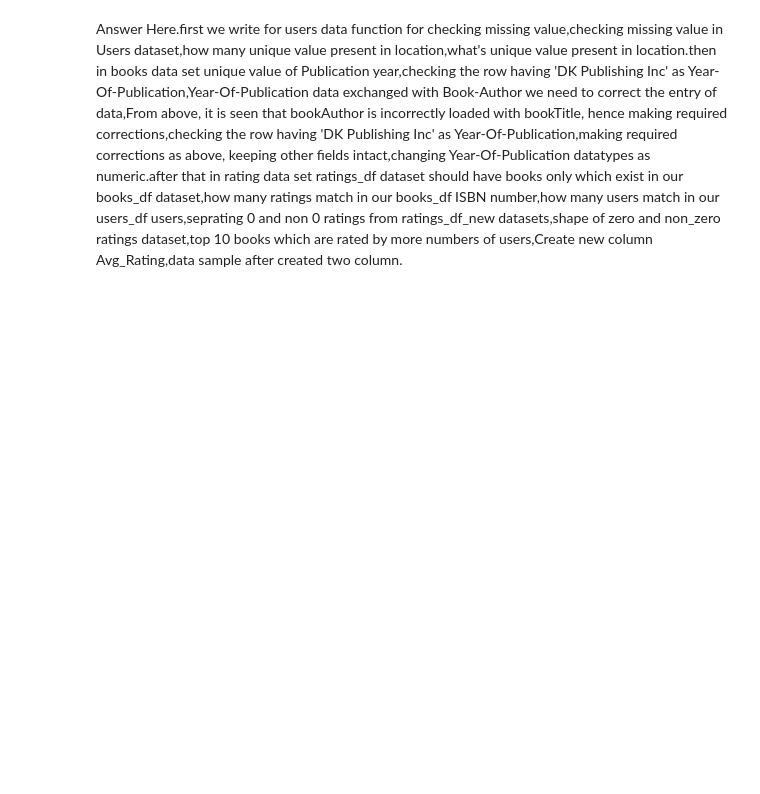
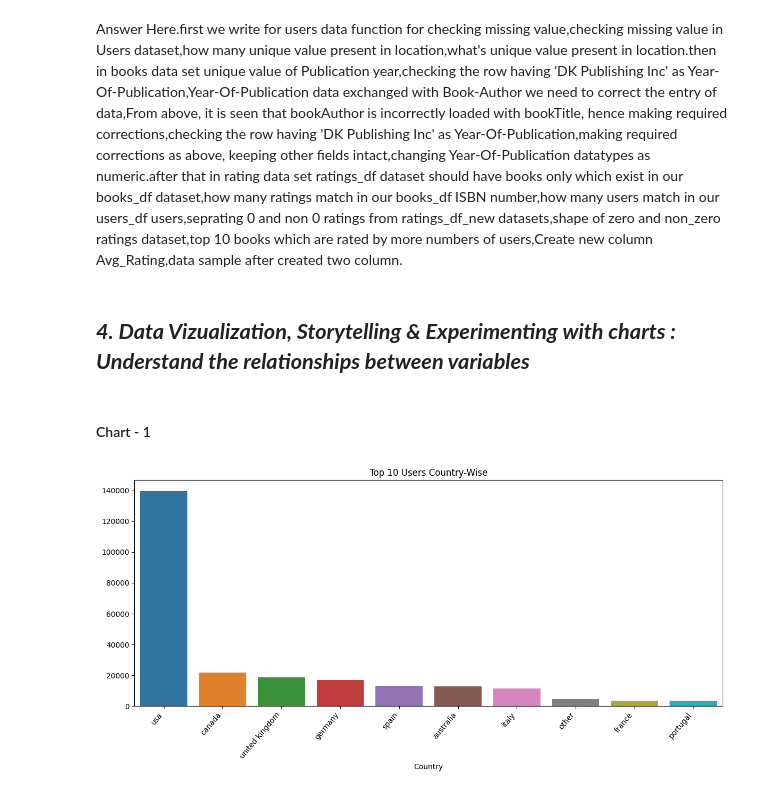
Before and after one commit to rins3005/Book_Recommendation_System, a Jupyter notebook: Rina_Patel_Book_Recommendation_System.ipynb, the cells around one changed output. Saved outputs shown, nothing was run; the diff lists cells and outputs as text; code cells hidden in the pictures; blank space fills up the shorter version.

```diff
--- a/Rina_Patel_Book_Recommendation_System.ipynb
+++ b/Rina_Patel_Book_Recommendation_System.ipynb
@@ -691,3 +691,21 @@ ratings_non_zero.head()
 ### What all manipulations have you done and insights you found?
 # %% [markdown]
 Answer Here.first we write for users data function for checking missing value,checking missing value in Users dataset,how many unique value present in location,what's unique value present in location.then in books data set unique value of Publication year,checking the row having 'DK Publishing Inc' as Year-Of-Publication,Year-Of-Publication data exchanged with Book-Author we need to correct the entry of data,From above, it is seen that bookAuthor is incorrectly loaded with bookTitle, hence making required corrections,checking the row having 'DK Publishing Inc' as Year-Of-Publication,making required corrections as above, keeping other fields intact,changing Year-Of-Publication datatypes as numeric.after that in rating data set ratings_df dataset should have books only which exist in our books_df dataset,how many ratings match in our books_df ISBN number,how many users match in our users_df users,seprating 0 and non 0 ratings from ratings_df_new datasets,shape of zero and non_zero ratings dataset,top 10 books which are rated by more numbers of users,Create new column Avg_Rating,data sample after created two column.
+# %% [markdown]
+## ***4. Data Vizualization, Storytelling & Experimenting with charts : Understand the relationships between variables***
+# %% [markdown]
+#### Chart - 1
+# %%
+# Calculate the top 10 countries by user count
+top_10_countries = users_df['Country'].value_counts().head(10)
+
+# Create the plot
+plt.figure(figsize=(12, 6))
+sns.barplot(x=top_10_countries.index, y=top_10_countries.values)
+plt.title('Top 10 Users Country-Wise')
+plt.xlabel('Country')
+plt.xticks(rotation=50, ha='right')
+plt.tight_layout()
+plt.show()
+# %% [output]
+[figure, added]
```
Also changed, not shown: parts of 179 cells of this notebook.
